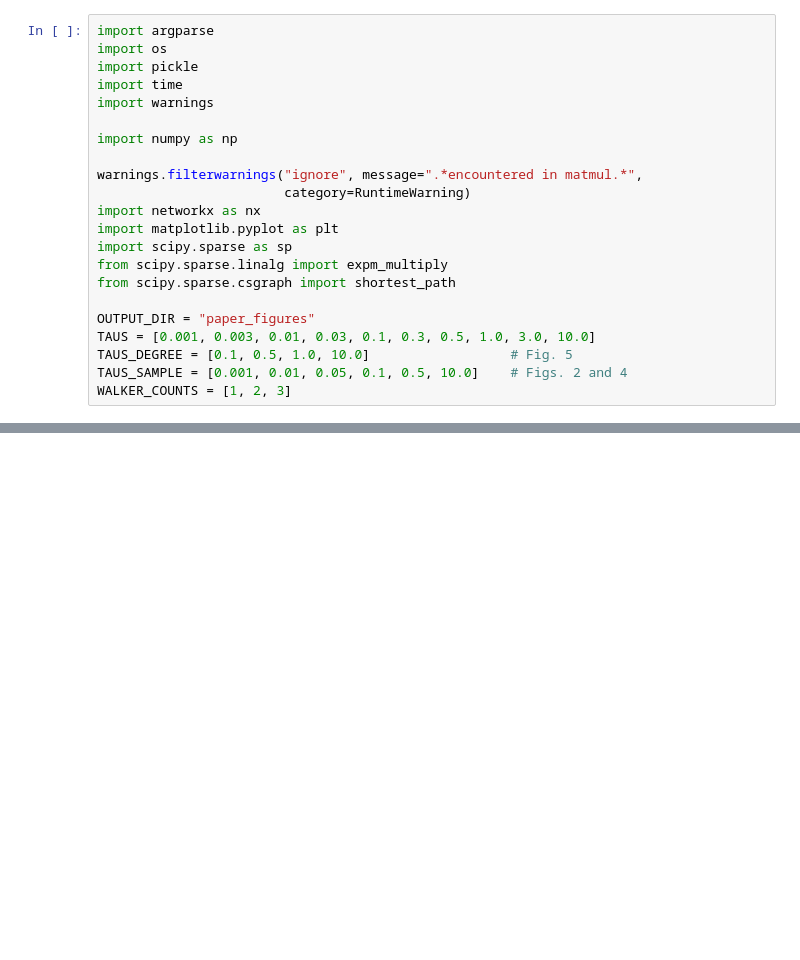
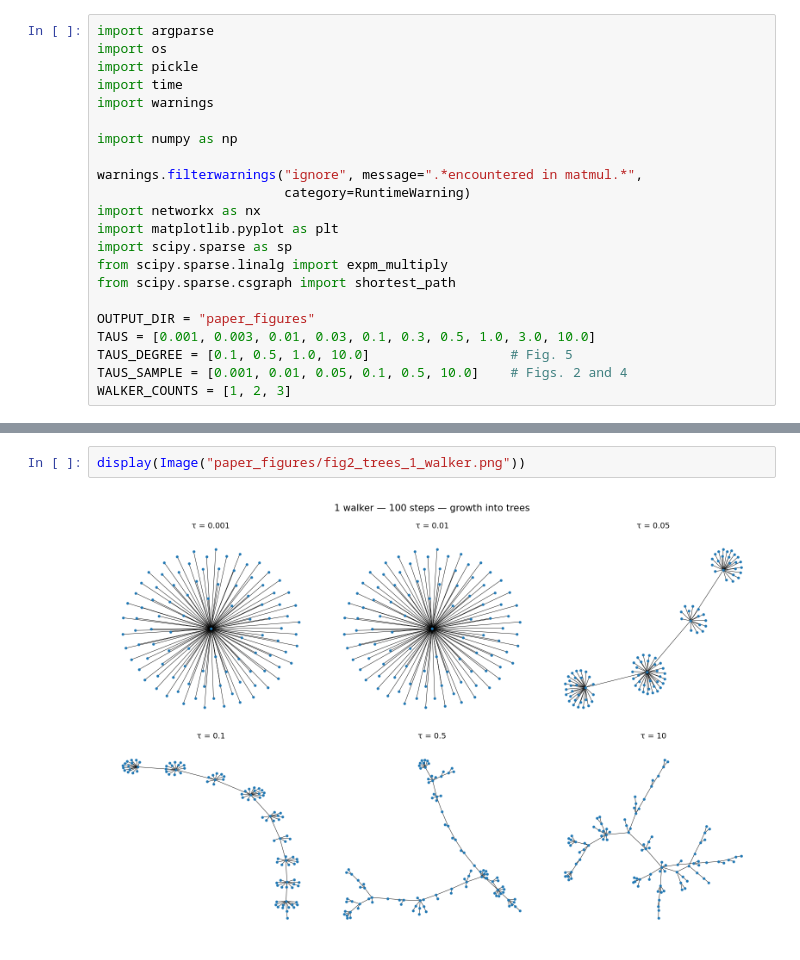
Before and after one commit to mardoniofranca/canoa-grg-qr-tupa, a Jupyter notebook: src/main.ipynb, the cells around one changed output, grey strips where cells are left out. Drawn from its saved outputs; the diff is of its cells as text; blank space fills up the shorter version.

```diff
--- a/src/main.ipynb
+++ b/src/main.ipynb
@@ -348,0 +564,4 @@ Figures in ./paper_figures/
+# %%
+display(Image("paper_figures/fig2_trees_1_walker.png"))
+# %% [output]
+[figure, added]
```
Also changed, not shown: parts of 38 cells of this notebook, 19 other files.
